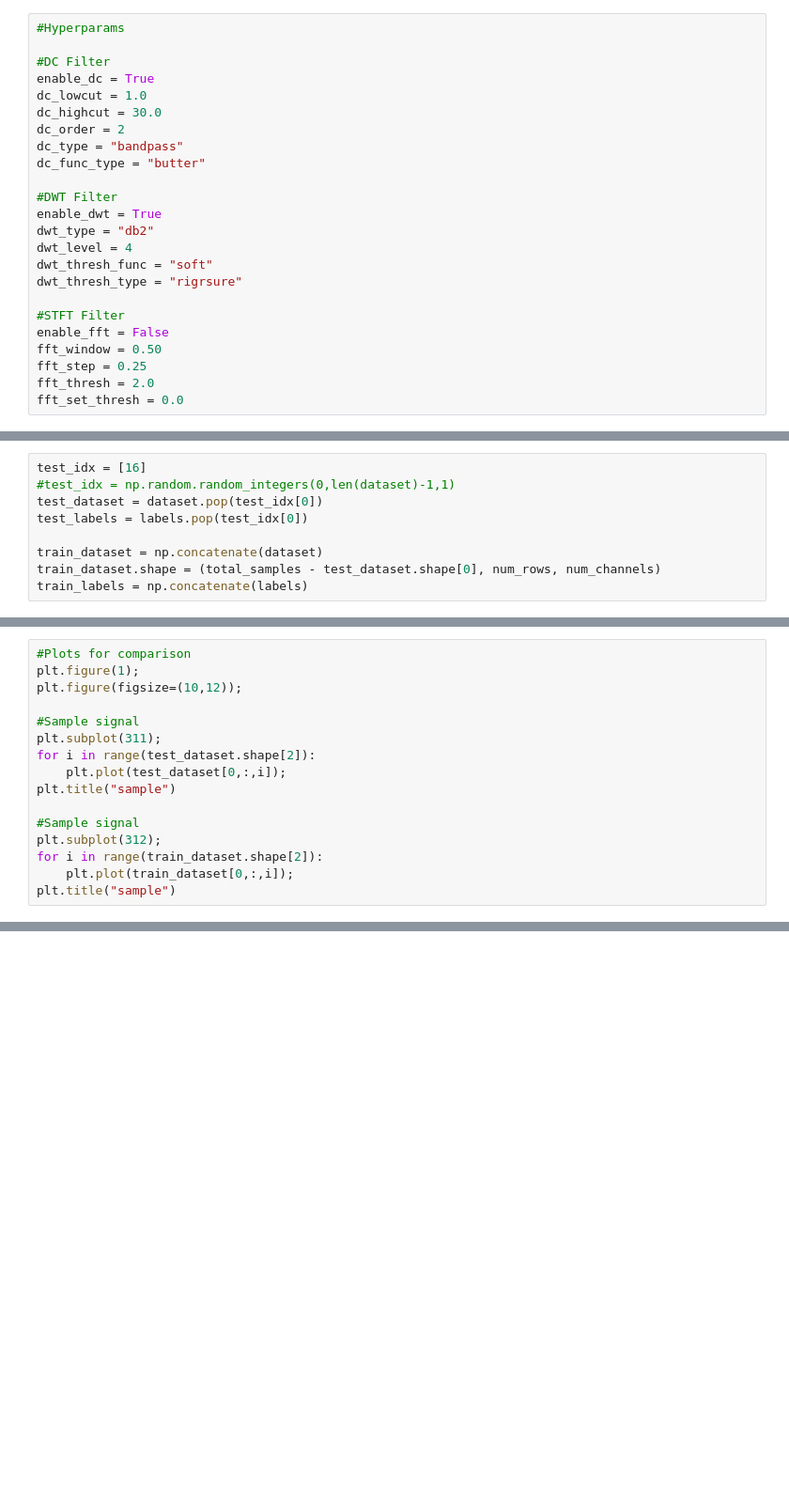
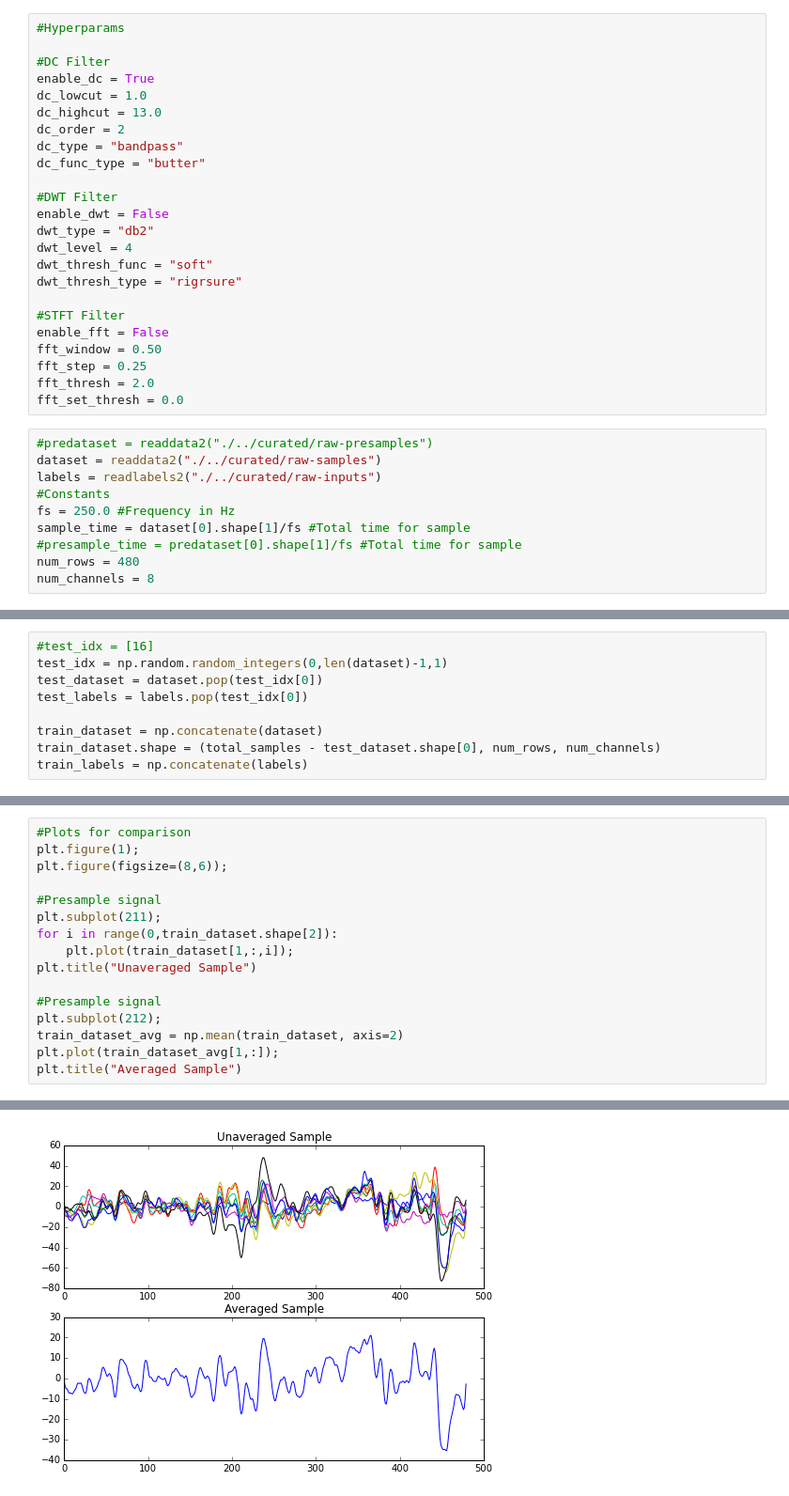
Before and after one commit to arppa99100/eeg_modeling, a Jupyter notebook: notebooks/new_view_data.ipynb, the cells around one changed output, grey strips where cells are left out. Shown at 94% size. Cells and saved outputs as stored; diff of their text form; blank space fills up the shorter version.

```diff
--- a/notebooks/new_view_data.ipynb
+++ b/notebooks/new_view_data.ipynb
@@ -14,13 +14,13 @@ from datafilters import apply_dc_filter, apply_dwt_filter, apply_stfft_filter
 #DC Filter
 enable_dc = True
 dc_lowcut = 1.0
-dc_highcut = 30.0
+dc_highcut = 13.0
 dc_order = 2
 dc_type = "bandpass"
 dc_func_type = "butter"
 
 #DWT Filter
-enable_dwt = True
+enable_dwt = False
 dwt_type = "db2"
 dwt_level = 4
 dwt_thresh_func = "soft"
@@ -32,4 +32,14 @@ fft_window = 0.50
 fft_step = 0.25
 fft_thresh = 2.0
 fft_set_thresh = 0.0
+# %%
+#predataset = readdata2("./../curated/raw-presamples")
+dataset = readdata2("./../curated/raw-samples")
+labels = readlabels2("./../curated/raw-inputs")
+#Constants
+fs = 250.0 #Frequency in Hz
+sample_time = dataset[0].shape[1]/fs #Total time for sample
+#presample_time = predataset[0].shape[1]/fs #Total time for sample
+num_rows = 480
+num_channels = 8
 # %%
@@ -64,8 +64,8 @@ for k in range(0, len(dataset)):
             #predataset[k][i,:,j] = predataset[k][i,:,j]/np.linalg.norm(predataset[k][i,:,j])
             #np.mean(predataset[k][i,:,j])
 # %%
-test_idx = [16]
-#test_idx = np.random.random_integers(0,len(dataset)-1,1)
+#test_idx = [16]
+test_idx = np.random.random_integers(0,len(dataset)-1,1)
 test_dataset = dataset.pop(test_idx[0])
 test_labels = labels.pop(test_idx[0])
 
@@ -103,16 +237,17 @@ import matplotlib.pyplot as plt
 # %%
 #Plots for comparison
 plt.figure(1);
-plt.figure(figsize=(10,12));
+plt.figure(figsize=(8,6));
 
-#Sample signal
-plt.subplot(311);
-for i in range(test_dataset.shape[2]):
-    plt.plot(test_dataset[0,:,i]);
-plt.title("sample")
+#Presample signal
+plt.subplot(211);
+for i in range(0,train_dataset.shape[2]):
+    plt.plot(train_dataset[1,:,i]);
+plt.title("Unaveraged Sample")
 
-#Sample signal
-plt.subplot(312);
-for i in range(train_dataset.shape[2]):
-    plt.plot(train_dataset[0,:,i]);
-plt.title("sample")
+#Presample signal
+plt.subplot(212);
+train_dataset_avg = np.mean(train_dataset, axis=2)
+plt.plot(train_dataset_avg[1,:]);
+plt.title("Averaged Sample")
+# %% [output]
@@ -118,0 +256 @@ plt.title("sample")
+[figure, added]
```
Also changed, not shown: parts of 19 cells of this notebook, 3 other files.
